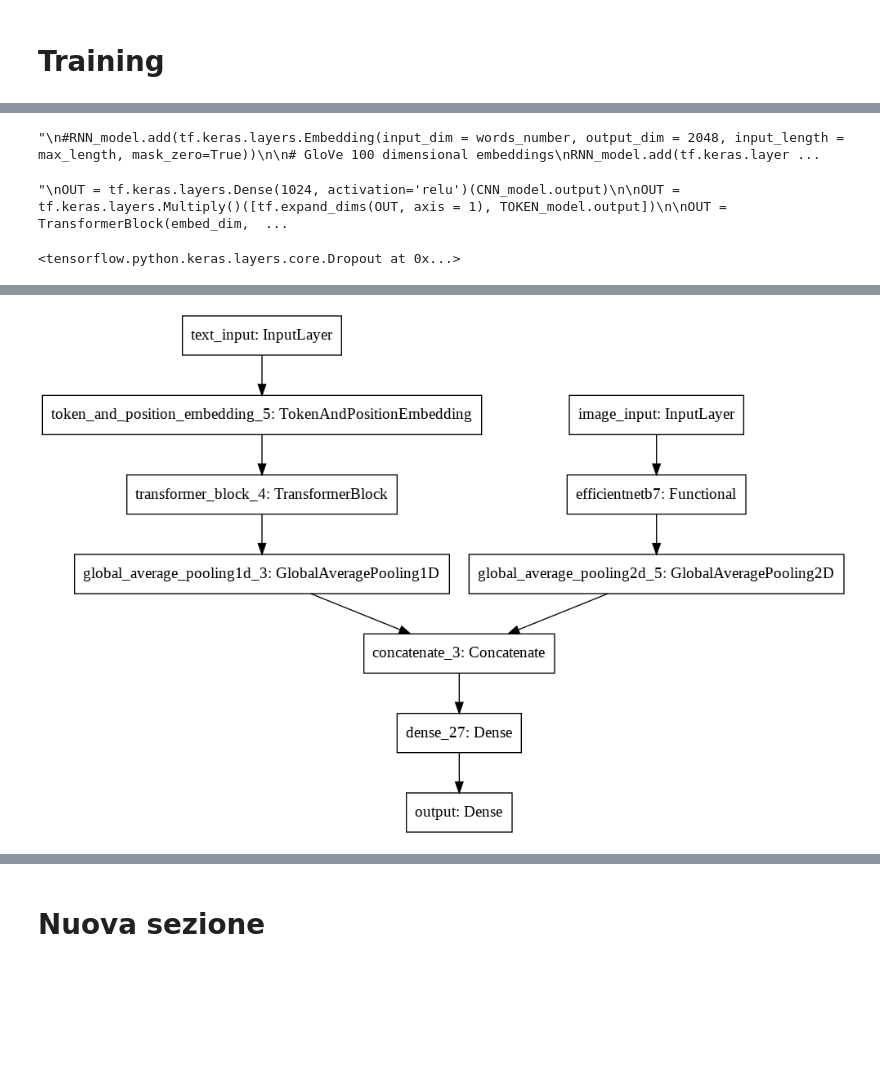
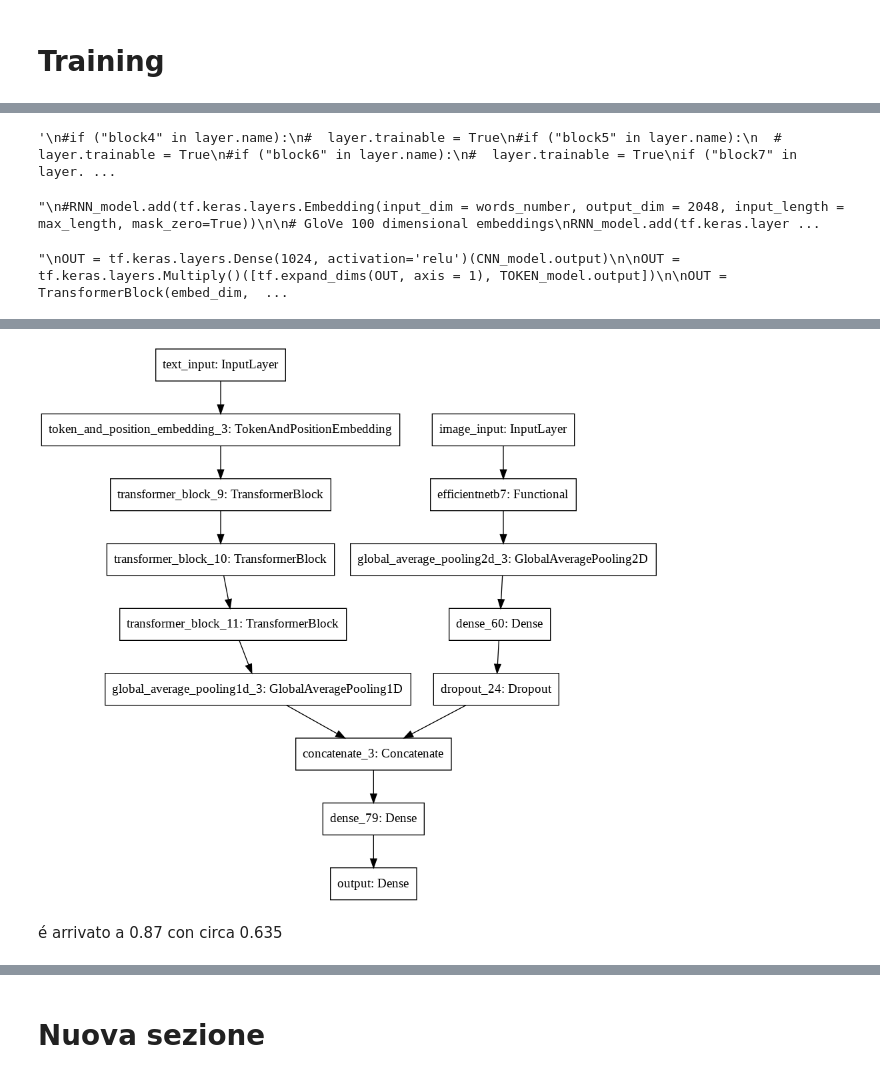
Before and after one commit to matteogambella/ANNDLChallenge3, a Jupyter notebook: Untitled6_(3) (1).ipynb, the cells around one changed output, grey strips where cells are left out. Cells and saved outputs as stored; diff of their text form; code cells hidden in the pictures; blank space fills up the shorter version.

```diff
--- a/Untitled6_(3) (1).ipynb
+++ b/Untitled6_(3) (1).ipynb
@@ -174,3 +179,10 @@ Output streaming troncato alle ultime 5000 righe.
+# %%
+def preprocess_question(question):
+  question = question.replace("'", " ' ")
+  question = question.replace('?', '')
+  question = question.replace("crossedq", "crossed")
+  question = question.replace("doorwh", "door")
+  return question
 # %%
 def read_train_json():
 
@@ -186,8 +198,8 @@ def read_train_json():
 
     img_id = data[index]['image_id']
 
-    question = data[index]['question'].split(" ")
-    question[-1] = question[-1].replace('?', '')
+    question = data[index]['question']
+    question = preprocess_question(question).split(" ")
 
     answer = data[index]['answer']
 
@@ -232,10 +244,10 @@ def read_test_json():
 # %%
 #extract images, questions and answer (or quest_id) from the train and test files
 train_images, train_questions, train_answers, valid_images, valid_questions, valid_answers = read_train_json()
-test_images, test_questions, questions_id = read_test_json()
+#test_images, test_questions, questions_id = read_test_json()
 # %%
 # Use the Tokenizer to transform the text (questions) into sequence
-tokenizer = tf.keras.preprocessing.text.Tokenizer(oov_token = '<UNK>')
+tokenizer = tf.keras.preprocessing.text.Tokenizer()
 
 with open(train_json_path, 'r') as f:
 
@@ -243,8 +255,8 @@ with open(train_json_path, 'r') as f:
 
   for index in data:
     question = data[index]['question']
+    question = preprocess_question(question)
     question = question.split(' ')
-    question[-1] = question[-1].replace('?', '')
     #print(question)
 
     # Updates internal vocabulary based on the questions of the dataset
@@ -756,26 +755,26 @@ CNN_Input = tf.keras.layers.Input(shape=(IMG_H,IMG_W,3), name='image_input')
 
 efficient = tf.keras.applications.EfficientNetB7(input_shape=(IMG_H,IMG_W,3), include_top=False, weights='imagenet', input_tensor=CNN_Input)
 
-efficient.trainable = True
+efficient.trainable = False
 
 for layer in efficient.layers:
   layer.trainable = False
-
-  #if ("block4" in layer.name):
-  #  layer.trainable = True
-  #if ("block5" in layer.name):
-    # layer.trainable = True
-  #if ("block6" in layer.name):
-  #  layer.trainable = True
-  if ("block7" in layer.name):
-    layer.trainable = True
-  if "_bn" in layer.name:
-    layer.trainable = False
-  if 'top_conv' == layer.name:
-    layer.trainable = True
-  if 'top_activation' == layer.name:
-    layer.trainable = True
-
+'''
+#if ("block4" in layer.name):
+#  layer.trainable = True
+#if ("block5" in layer.name):
+  # layer.trainable = True
+#if ("block6" in layer.name):
+#  layer.trainable = True
+if ("block7" in layer.name):
+  layer.trainable = True
+if "_bn" in layer.name:
+  layer.trainable = False
+if 'top_conv' == layer.name:
+  layer.trainable = True
+if 'top_activation' == layer.name:
+  layer.trainable = True
+'''
   # Print the layer of the EfficientNet-B7 and if they are set to trainable
   #print(str(layer.name) + ' '*(35 - len(str(layer.name))) + '----> Trainable: ' + str(layer.trainable))
 
@@ -785,6 +784,12 @@ CNN_model=tf.keras.models.Sequential()
 CNN_model.add(CNN_Input)
 CNN_model.add(efficient)
 CNN_model.add(tf.keras.layers.GlobalAveragePooling2D())
+CNN_model.add(tf.keras.layers.Dense(512, activation='relu',
+                                  #kernel_regularizer = tf.keras.regularizers.l1_l2(l1=1e-5, l2=1e-4),
+                                  #bias_regularizer = tf.keras.regularizers.l2(1e-4),
+                                  activity_regularizer = tf.keras.regularizers.l2(1e-5)))
+CNN_model.add(tf.keras.layers.Dropout(0.2, seed=SEED))
+
 
 #shape = tf.shape(CNN_model.output)
 #OUT = tf.reshape(CNN_model.output, (-1, 286, shape[3]))
@@ -814,8 +819,8 @@ RNN_model.add(tf.keras.layers.Bidirectional(tf.keras.layers.LSTM(512, stateful=F
 '''
 
 embed_dim = 300  # Embedding size for each token
-num_heads = 10  # Number of attention heads
-ff_dim = 64  # Hidden layer size in feed forward network inside transformer
+num_heads = 6  # Number of attention heads
+ff_dim = 16  # Hidden layer size in feed forward network inside transformer
 
 RNN_model.add(TokenAndPositionEmbedding(max_length, words_number, embed_dim))
 '''
@@ -829,13 +834,15 @@ OUT = tf.keras.layers.GlobalAveragePooling1D()(OUT)
 '''
 
 RNN_model.add(TransformerBlock(embed_dim, num_heads, ff_dim))
+RNN_model.add(TransformerBlock(embed_dim, num_heads, ff_dim))
+RNN_model.add(TransformerBlock(embed_dim, num_heads, ff_dim))
 RNN_model.add(tf.keras.layers.GlobalAveragePooling1D())
 
 
 concat = tf.keras.layers.concatenate([CNN_model.output, RNN_model.output])
 
 # Added ----------------------------------------------------------------------------------------
-dense_out = tf.keras.layers.Dense(512, activation='relu',
+dense_out = tf.keras.layers.Dense(256, activation='relu',
                                   #kernel_regularizer = tf.keras.regularizers.l1_l2(l1=1e-5, l2=1e-4),
                                   #bias_regularizer = tf.keras.regularizers.l2(1e-4),
                                   activity_regularizer = tf.keras.regularizers.l2(1e-5))(concat)
@@ -861,11 +868,11 @@ model.compile(
 
 model.summary()
 
-callbacks = set_callbacks(type='effB7_finetune7_Transformer_1024x8_ff=64_512fc_dropout20_new_way')
+callbacks = set_callbacks(type='effB7_3xTransformer_300x6_ff=16_512fcfeatures_256fc_dropout20_0missing')
 #callbacks.append(tf.keras.callbacks.LearningRateScheduler(scheduler))
 
 tf.keras.utils.plot_model(model)
 # %% [output]
-"\n#RNN_model.add(tf.keras.layers.Embedding(input_dim = words_number, output_dim = 2048, input_length = max_length, mask_zero=True))\n\n# GloVe 100 dimensional embeddings\nRNN_model.add(tf.keras.layer ...
+'\n#if ("block4" in layer.name):\n#  layer.trainable = True\n#if ("block5" in layer.name):\n  # layer.trainable = True\n#if ("block6" in layer.name):\n#  layer.trainable = True\nif ("block7" in layer. ...
-"\nOUT = tf.keras.layers.Dense(1024, activation='relu')(CNN_model.output)\n\nOUT = tf.keras.layers.Multiply()([tf.expand_dims(OUT, axis = 1), TOKEN_model.output])\n\nOUT = TransformerBlock(embed_dim,  ...
+"\n#RNN_model.add(tf.keras.layers.Embedding(input_dim = words_number, output_dim = 2048, input_length = max_length, mask_zero=True))\n\n# GloVe 100 dimensional embeddings\nRNN_model.add(tf.keras.layer ...
-<tensorflow.python.keras.layers.core.Dropout at 0x...>
+"\nOUT = tf.keras.layers.Dense(1024, activation='relu')(CNN_model.output)\n\nOUT = tf.keras.layers.Multiply()([tf.expand_dims(OUT, axis = 1), TOKEN_model.output])\n\nOUT = TransformerBlock(embed_dim,  ...
@@ -889,4 +897,6 @@ ________________________________________________________________________________
-[figure, old version]
+[figure, new version]
+# %% [markdown]
+é arrivato a 0.87 con circa 0.635
 # %%
 model.fit(train_dataset,
           validation_data = valid_dataset,
```
Also changed, not shown: parts of 15 cells of this notebook.
